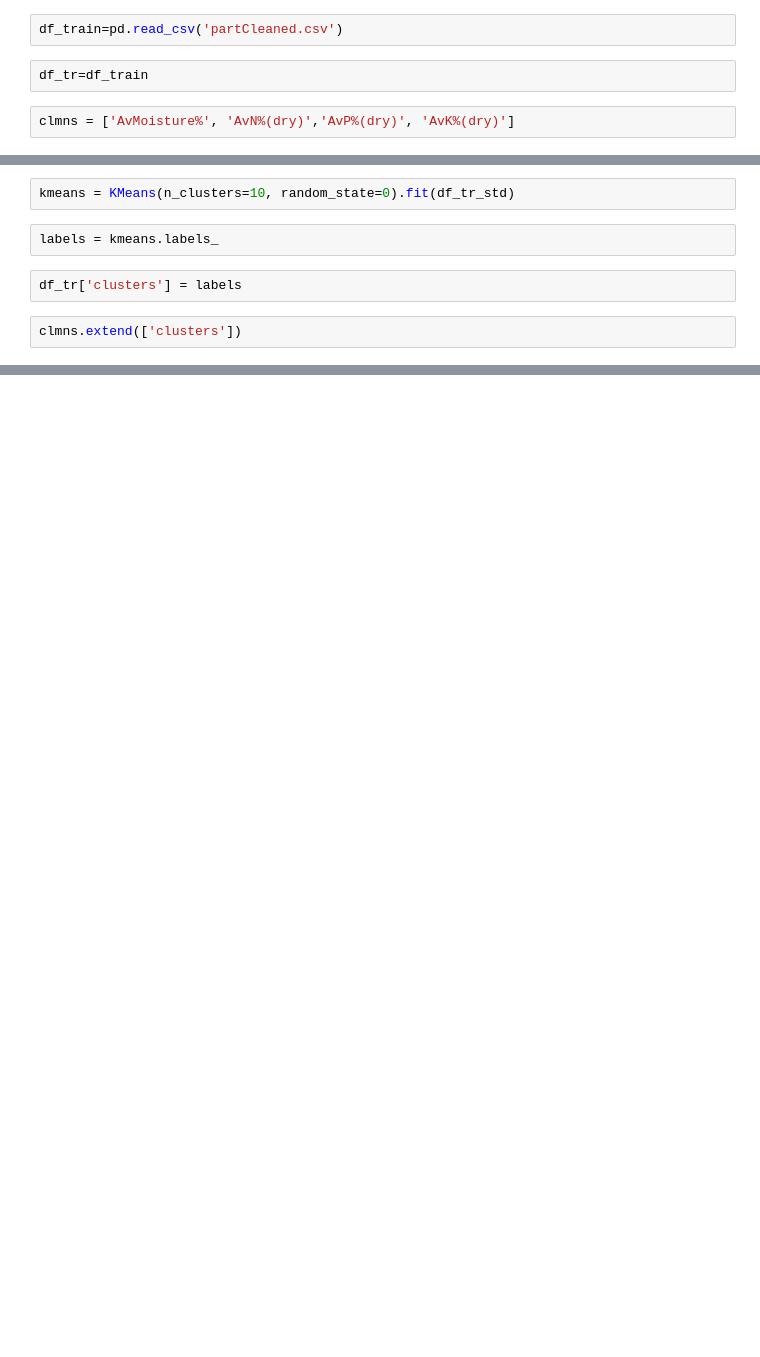
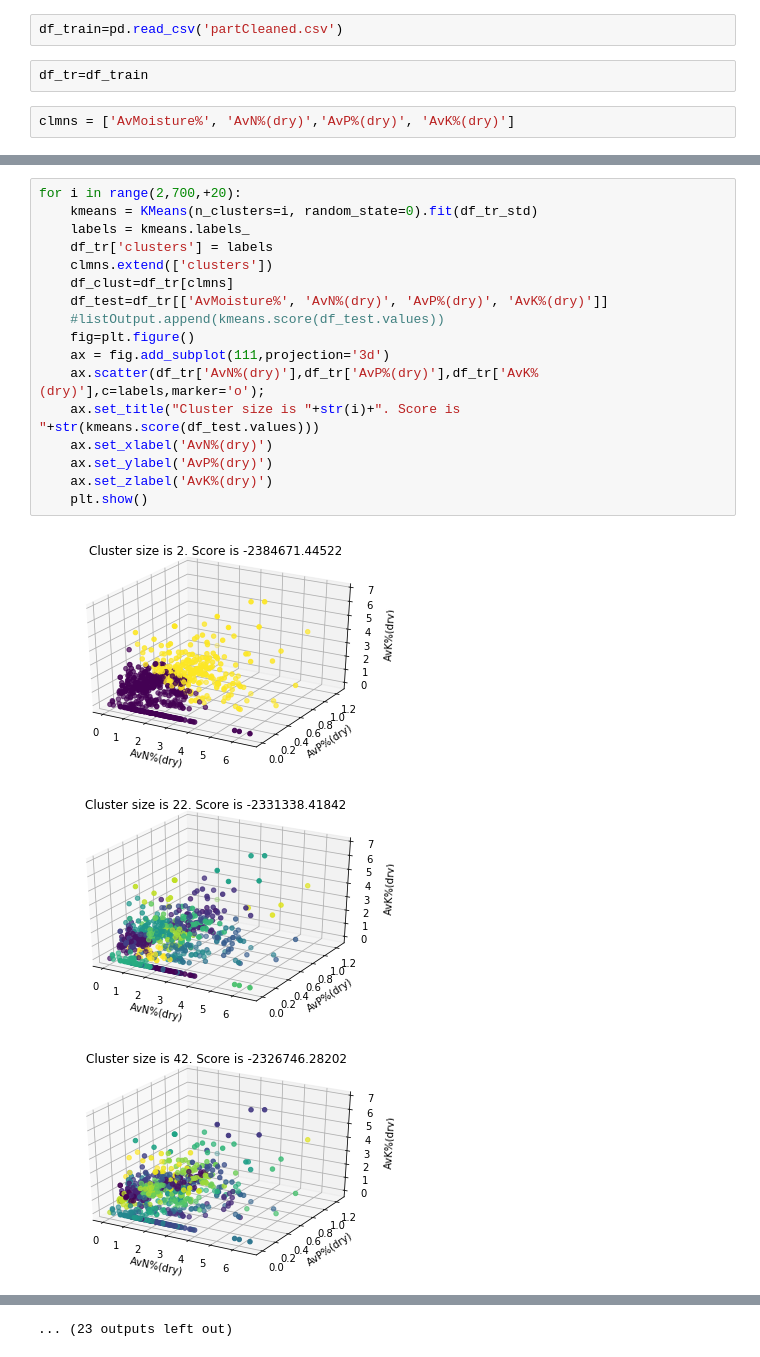
Before and after one commit to Catastrophe101/Ksetrapati-FarmMaestro, a Jupyter notebook: Train_script_kmeans(Module-2).ipynb, the cells around one changed output, grey strips where cells are left out. Drawn from its saved outputs; the diff is of its cells as text; blank space fills up the shorter version.

```diff
--- a/Train_script_kmeans(Module-2).ipynb
+++ b/Train_script_kmeans(Module-2).ipynb
@@ -21,8 +26,21 @@ df_tr_std = stats.zscore(df_tr[clmns])
-# %%
-kmeans = KMeans(n_clusters=10, random_state=0).fit(df_tr_std)
-# %%
-labels = kmeans.labels_
-# %%
-df_tr['clusters'] = labels
-# %%
-clmns.extend(['clusters'])
+# %%
+for i in range(2,700,+20):
+    kmeans = KMeans(n_clusters=i, random_state=0).fit(df_tr_std)
+    labels = kmeans.labels_
+    df_tr['clusters'] = labels
+    clmns.extend(['clusters'])
+    df_clust=df_tr[clmns]
+    df_test=df_tr[['AvMoisture%', 'AvN%(dry)', 'AvP%(dry)', 'AvK%(dry)']]
+    #listOutput.append(kmeans.score(df_test.values))
+    fig=plt.figure()
+    ax = fig.add_subplot(111,projection='3d')
+    ax.scatter(df_tr['AvN%(dry)'],df_tr['AvP%(dry)'],df_tr['AvK%(dry)'],c=labels,marker='o');
+    ax.set_title("Cluster size is "+str(i)+". Score is "+str(kmeans.score(df_test.values)))
+    ax.set_xlabel('AvN%(dry)')
+    ax.set_ylabel('AvP%(dry)')
+    ax.set_zlabel('AvK%(dry)')
+    plt.show()
+# %% [output]
+[figure, added]
+[figure, added]
+[figure, added]
@@ -28,0 +56 @@ clmns.extend(['clusters'])
+... (23 outputs left out)
```
Also changed, not shown: parts of 11 cells of this notebook, 3 other files.
